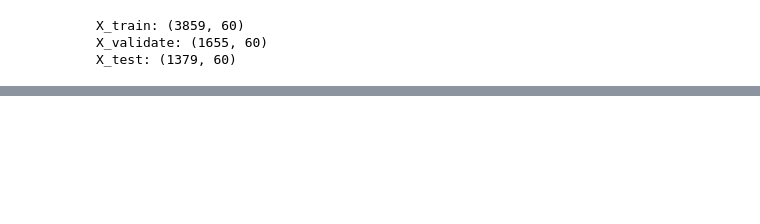
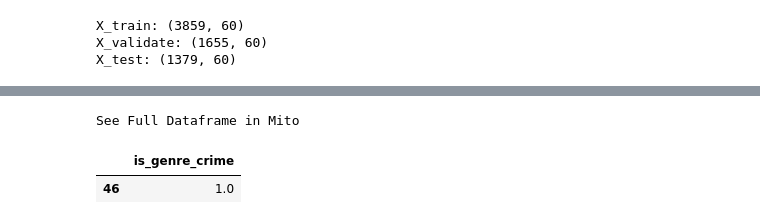
Before and after one commit to Movie-Success-Capstone/Movie-Capstone, a Jupyter notebook: Final/modeling.ipynb, the cells around one changed output, grey strips where cells are left out. Drawn from its saved outputs; the diff is of its cells as text; code cells hidden in the pictures; blank space fills up the shorter version.

```diff
--- a/Final/modeling.ipynb
+++ b/Final/modeling.ipynb
@@ -50,0 +83,6 @@ Index(['budget', 'runtime', 'vote_average', 'vote_count', 'release_year',
+# %%
+X_train.iloc[:, [12]].head(1)
+# %% [output]
+See Full Dataframe in Mito
+|  | is_genre_crime |
+| 46 | 1.0 |
```
Also changed, not shown: parts of 19 cells of this notebook, 3 other files.
